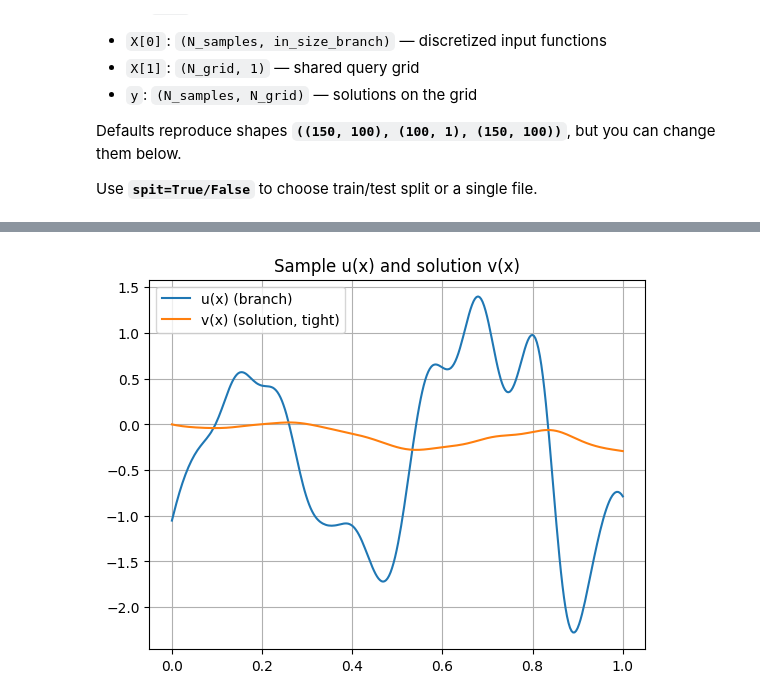
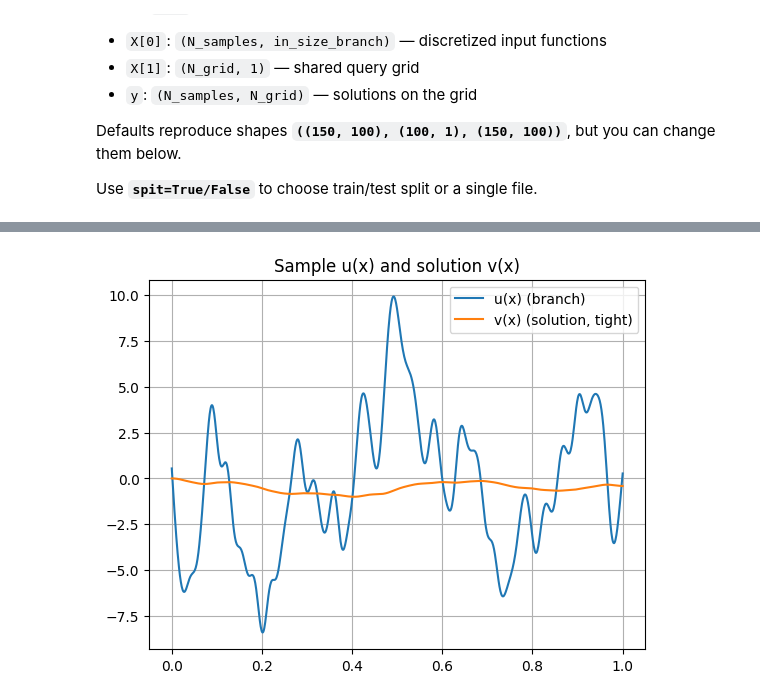
Before and after one commit to gpoccianti/Deep_Learning_2425, a Jupyter notebook: Notebooks/generate_dataset_ODE.ipynb, the cells around one changed output, grey strips where cells are left out. Saved outputs shown, nothing was run; the diff lists cells and outputs as text; code cells hidden in the pictures.

```diff
--- a/Notebooks/generate_dataset_ODE.ipynb
+++ b/Notebooks/generate_dataset_ODE.ipynb
@@ -26,17 +26,21 @@ Use **`spit=True/False`** to choose train/test split or a single file.
 
 import numpy as np
 import matplotlib.pyplot as plt
-import os
 from typing import Optional, Literal, Callable
 from scipy.integrate import solve_ivp
 from scipy.interpolate import interp1d
+import os
+os.environ["MKL_NUM_THREADS"] = "8"    # adjust to your CPU cores
+os.environ["OMP_NUM_THREADS"] = "8"
+os.environ["OPENBLAS_NUM_THREADS"] = "8"
+
 
 # ------------------ Configurazione ------------------
 seed = 123
 
 # Dimensioni (default: ((150, 100), (100, 1), (150, 100)))
-N_samples      = 150*3       # -> X[0].shape[0], y.shape[0]
-in_size_branch = 100*3       # -> X[0].shape[1]
+N_samples      = 150*10       # -> X[0].shape[0], y.shape[0]
+in_size_branch = 100*10       # -> X[0].shape[1]
 N_grid         = in_size_branch       # -> X[1].shape[0], y.shape[1] Aligned Dataset
 x_min, x_max   = 0.0, 1.0
 
@@ -364,0 +583,20 @@ Precision (moderate vs tight): {'err_mean_avg': 5.205613738231258e-06, 'err_max_
+# %%
+ell_edges = np.linspace(0.005, 0.55, 7+1) #np.linspace(0.05, 0.35, 5+1)
+sigma_edges = np.geomspace(0.5, 2.0, 3+1) #Prova a selezionare un solo valore !!!!!!!!!!!!!!!!!!!!!!!!!!
+# N_samples should be defined outside this cell
+
+branch_inputs, trunk_inputs, outputs, prec_stats, meta = build_dataset_grf_gpu(
+    N_samples, in_size_branch=in_size_branch, N_grid=N_grid, x_min=x_min, x_max=x_max,
+    length_scale_edges=ell_edges,
+    sigma_edges=sigma_edges,
+    sigma_space="log",         # geometric inside σ-bins
+    kernel="RBF",
+    return_meta=True,
+    normalize="maxint"
+)
+
+print("Shapes:")
+print("  X[0] (branch_inputs):", branch_inputs.shape)
+print("  X[1] (trunk_inputs): ", trunk_inputs.shape)
+print("  y    (outputs):      ", outputs.shape)
+print("\nPrecision (moderate vs tight):", prec_stats)
@@ -365,12 +610,12 @@ Precision (moderate vs tight): {'err_mean_avg': 5.205613738231258e-06, 'err_max_
 # %%
 
 # Quick sanity plots
-idx = 0
+idx = 10
 plt.plot(np.linspace(x_min, x_max, in_size_branch), branch_inputs[idx], label="u(x) (branch)")
 plt.plot(trunk_inputs[:, 0], outputs[idx], label="v(x) (solution, tight)")
 plt.legend(); plt.grid(); plt.title("Sample u(x) and solution v(x)"); plt.show()
 # %% [output]
-[figure, old version]
+[figure, new version]
 # %%
 def save_npz_files(branch_inputs, trunk_inputs, outputs, spit: bool,
                    test_fraction: float, train_fname: str, test_fname: str, single_fname: str,
```
Also changed, not shown: parts of 7 cells of this notebook, 4 other files.
